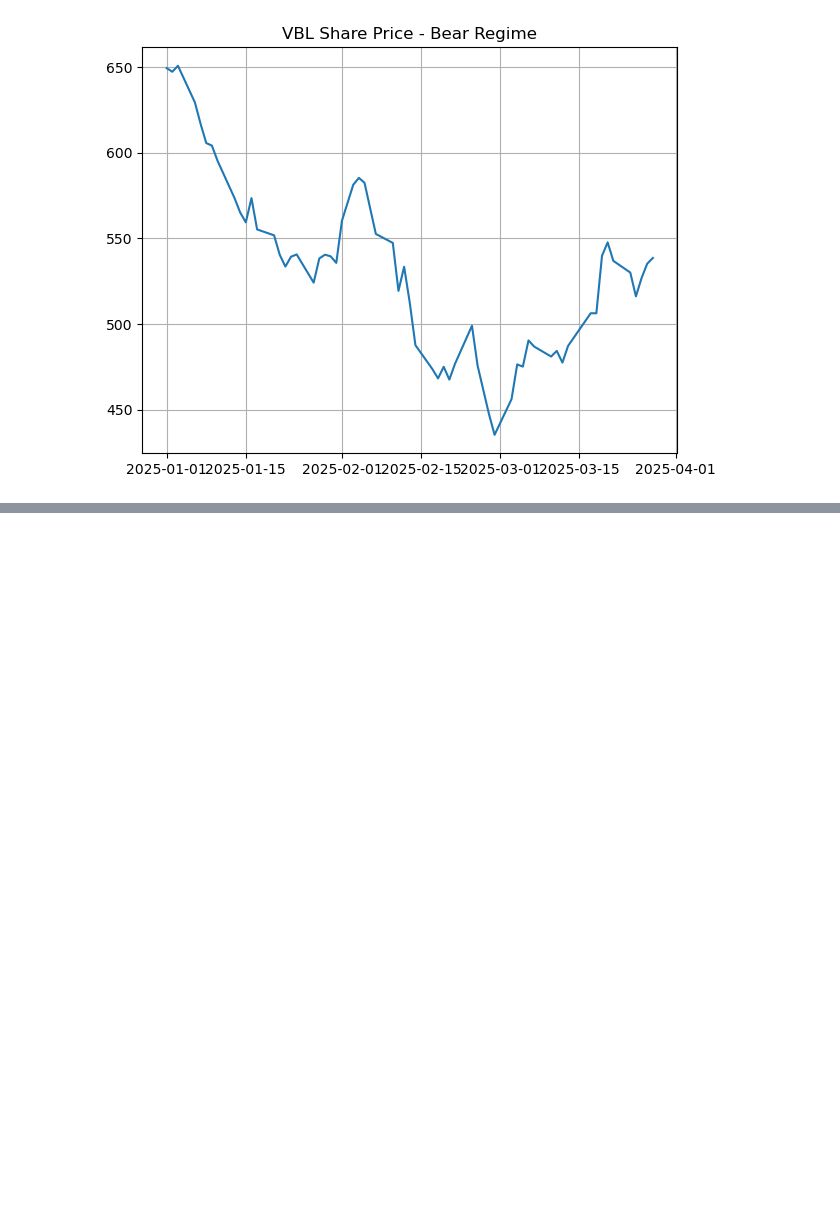
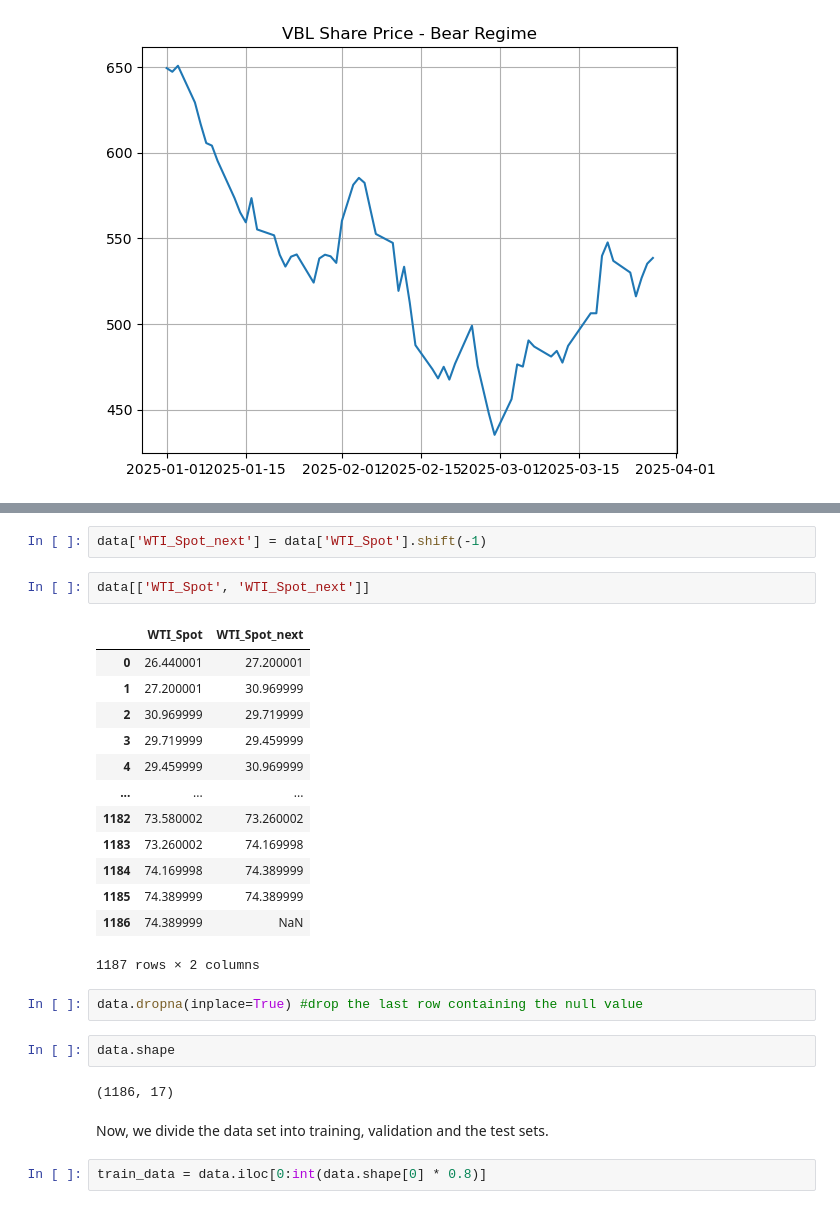
Before and after one commit to 3v-mb/Probabilistic-Graph-Modeling-of-Oil-Prices, a Jupyter notebook: Bayesian Modeling of Oil Prices.ipynb, the cells around one changed output, grey strips where cells are left out. Drawn from its saved outputs; the diff is of its cells as text; blank space fills up the shorter version.

```diff
--- a/Bayesian Modeling of Oil Prices.ipynb
+++ b/Bayesian Modeling of Oil Prices.ipynb
@@ -106,0 +134,28 @@ plt.show()
+# %%
+data['WTI_Spot_next'] = data['WTI_Spot'].shift(-1)
+# %%
+data[['WTI_Spot', 'WTI_Spot_next']]
+# %% [output]
+|  | WTI_Spot | WTI_Spot_next |
+| 0 | 26.440001 | 27.200001 |
+| 1 | 27.200001 | 30.969999 |
+| 2 | 30.969999 | 29.719999 |
+| 3 | 29.719999 | 29.459999 |
+| 4 | 29.459999 | 30.969999 |
+| ... | ... | ... |
+| 1182 | 73.580002 | 73.260002 |
+| 1183 | 73.260002 | 74.169998 |
+| 1184 | 74.169998 | 74.389999 |
+| 1185 | 74.389999 | 74.389999 |
+| 1186 | 74.389999 | NaN |
+1187 rows × 2 columns
+# %%
+data.dropna(inplace=True) #drop the last row containing the null value
+# %%
+data.shape
+# %% [output]
+(1186, 17)
+# %% [markdown]
+Now, we divide the data set into training, validation and the test sets.
+# %%
+train_data = data.iloc[0:int(data.shape[0] * 0.8)]
```
Also changed, not shown: parts of 27 cells of this notebook.
